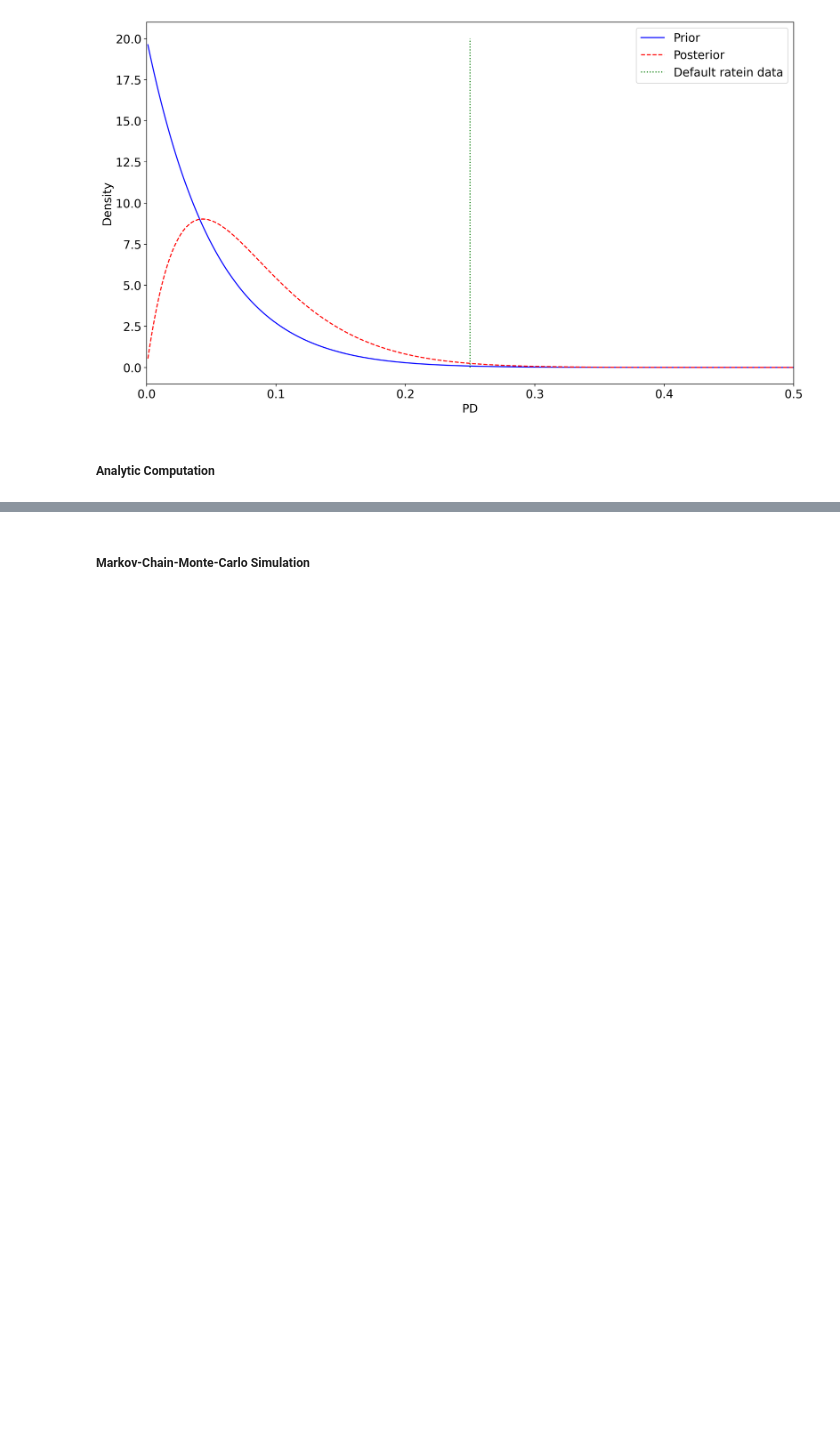
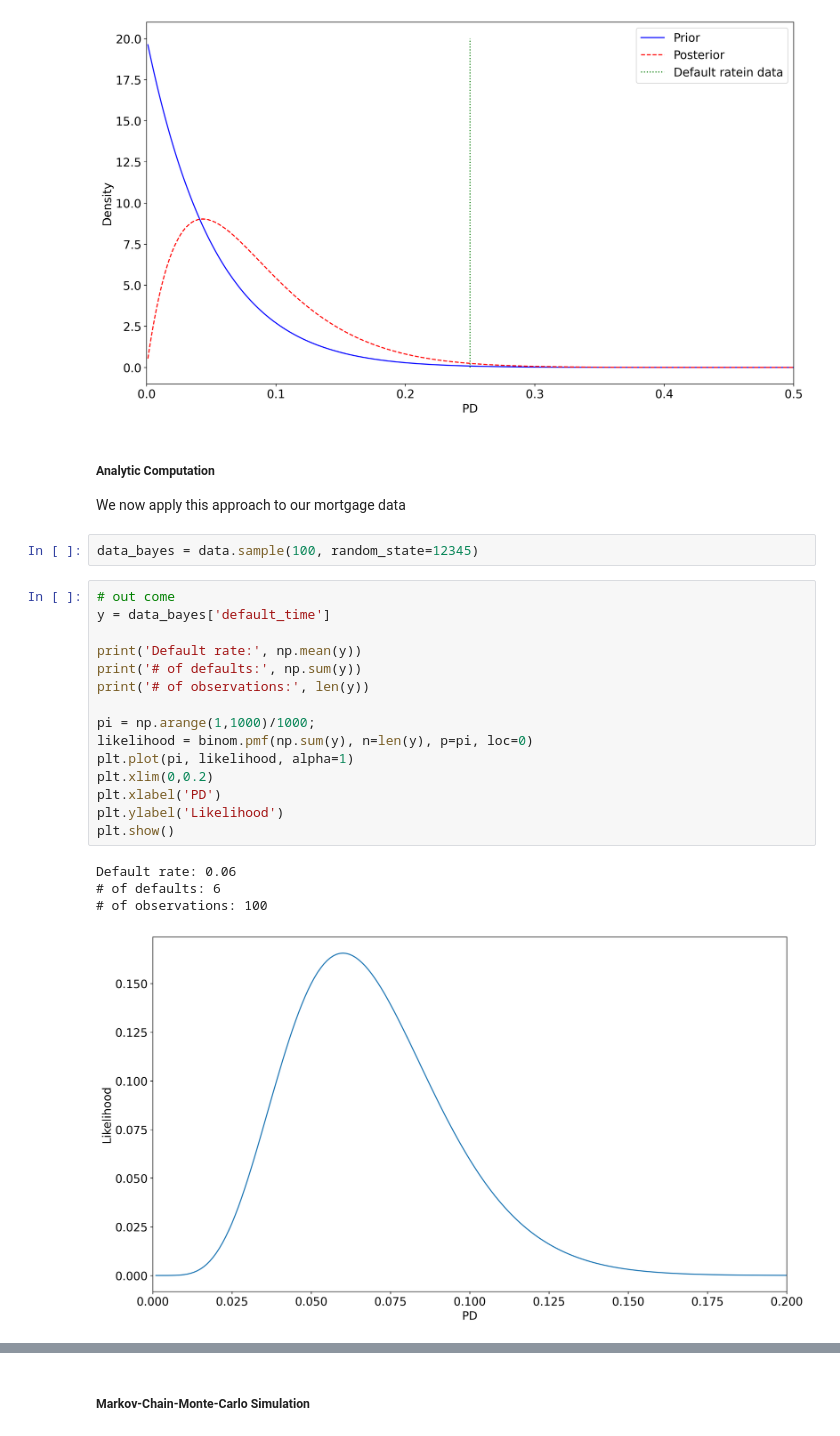
Before and after one commit to lktuan/deep_credit_risk, a Jupyter notebook: notebooks/part1_principle_of_data_learning.ipynb, the cells around one changed output, grey strips where cells are left out. Drawn from its saved outputs; the diff is of its cells as text; blank space fills up the shorter version.

```diff
--- a/notebooks/part1_principle_of_data_learning.ipynb
+++ b/notebooks/part1_principle_of_data_learning.ipynb
@@ -1101,5 +1101,29 @@ plt.legend()
 plt.show()
 # %% [output]
 [figure]
-# %% [markdown]
-##### Analytic Computation
+# %% [markdown]
+##### Analytic Computation
+
+We now apply this approach to our mortgage data
+# %%
+data_bayes = data.sample(100, random_state=12345)
+# %%
+# out come
+y = data_bayes['default_time']
+
+print('Default rate:', np.mean(y))
+print('# of defaults:', np.sum(y))
+print('# of observations:', len(y))
+
+pi = np.arange(1,1000)/1000;
+likelihood = binom.pmf(np.sum(y), n=len(y), p=pi, loc=0)
+plt.plot(pi, likelihood, alpha=1)
+plt.xlim(0,0.2)
+plt.xlabel('PD')
+plt.ylabel('Likelihood')
+plt.show()
+# %% [output]
+Default rate: 0.06
+# of defaults: 6
+# of observations: 100
+[figure, added]
```
Also changed, not shown: parts of 15 cells of this notebook, 1 other file.
